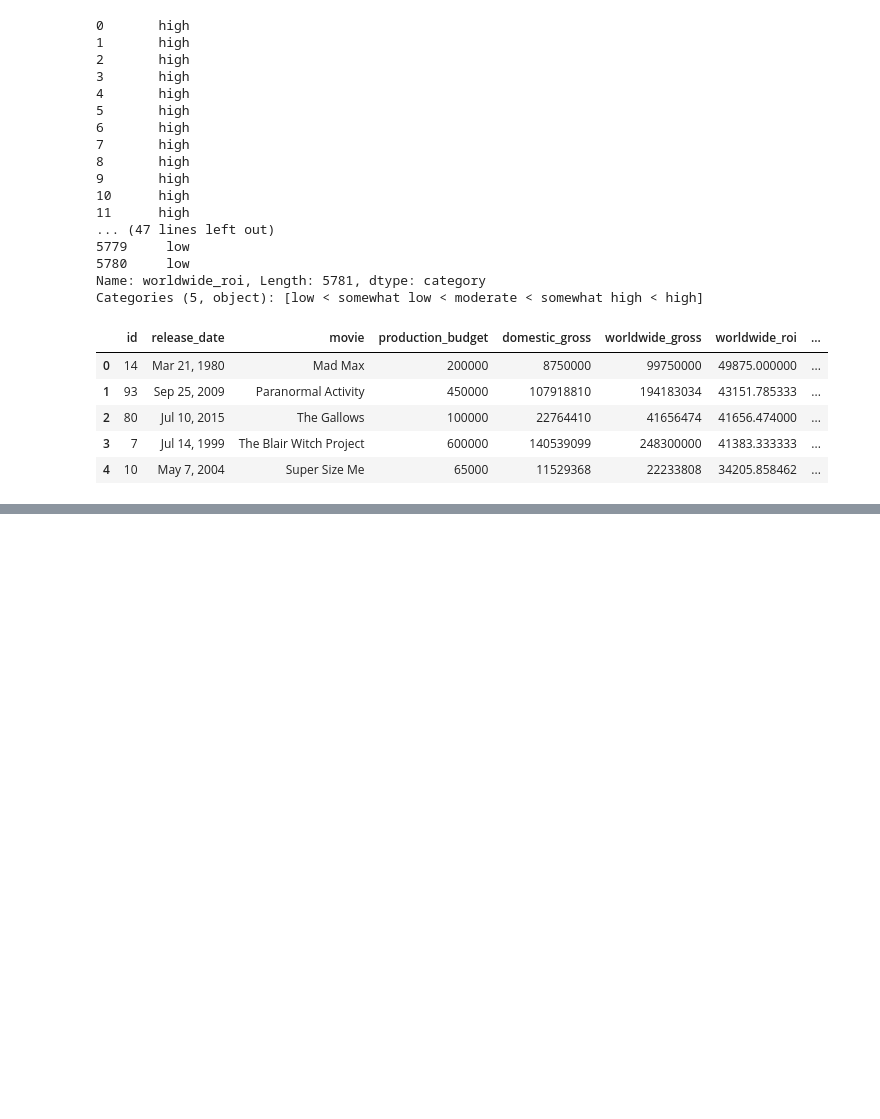
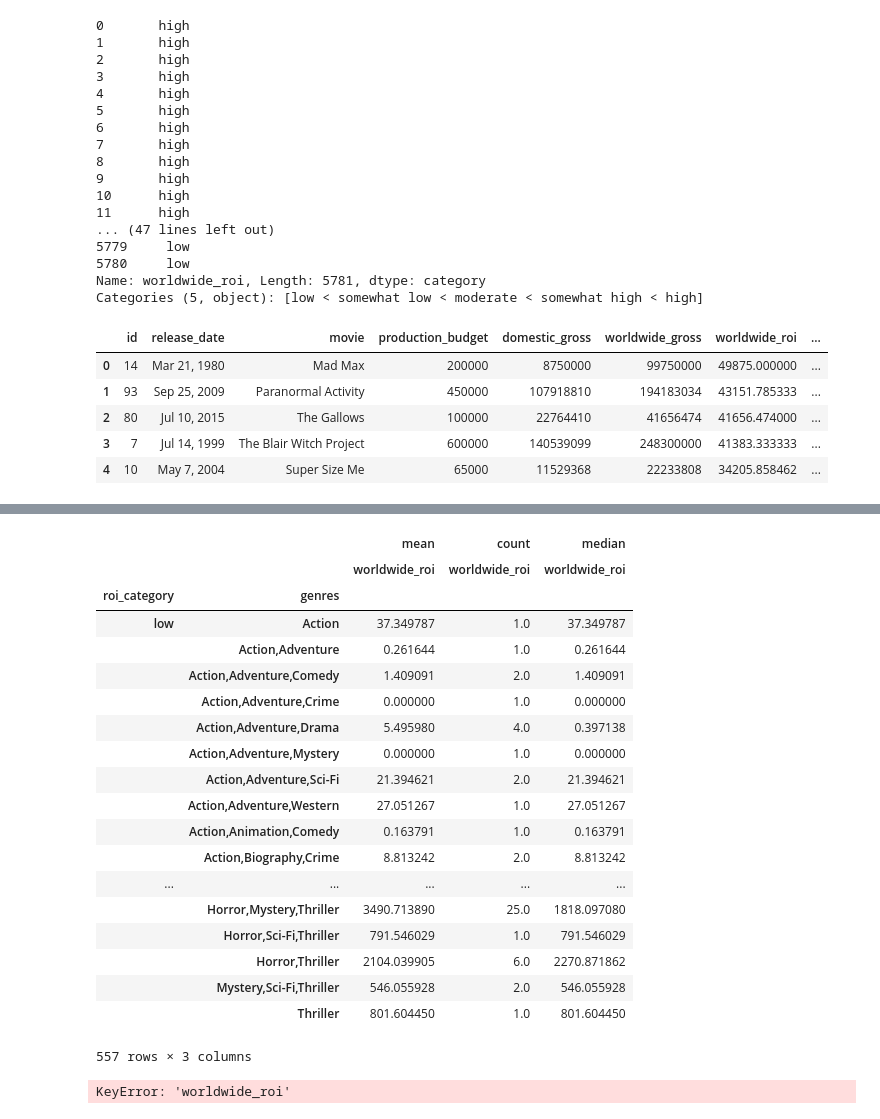
Before and after one commit to thespud56/Module-1-Project, a Jupyter notebook: Notebooks/Data_cleaning.ipynb, the cells around one changed output, grey strips where cells are left out. Drawn from its saved outputs; the diff is of its cells as text; code cells hidden in the pictures; blank space fills up the shorter version.

Commit message:
Updated Data Cleaning ROI

```diff
--- a/Notebooks/Data_cleaning.ipynb
+++ b/Notebooks/Data_cleaning.ipynb
@@ -183,0 +231,2 @@ df_budgets2.head()
+# %%
+merged_data = df_budgets2.merge(basics, how='left', on='movie_year')
@@ -183,0 +265,3 @@ df_budgets2.head()
+# %%
+fulldata = merged_data.loc[~merged_data.isna().any(axis=1)]
+fulldata.head()
@@ -183,0 +299,2 @@ df_budgets2.head()
+# %%
+fulldata['roi_category2'] = pd.qcut(fulldata['worldwide_roi'], 5, labels=names)
@@ -183,0 +307,2 @@ df_budgets2.head()
+# %%
+fulldata = fulldata.drop('roi_category2', axis=1)
@@ -183,0 +382,28 @@ df_budgets2.head()
+# %%
+piv2 = pd.pivot_table(fulldata, index=['roi_category','genres'], values='worldwide_roi', aggfunc=['mean','count','median'])
+piv2
+# %% [output]
+|  |  | mean | count | median |
+|  |  | worldwide_roi | worldwide_roi | worldwide_roi |
+| roi_category | genres |  |  |  |
+| low | Action | 37.349787 | 1.0 | 37.349787 |
+|  | Action,Adventure | 0.261644 | 1.0 | 0.261644 |
+|  | Action,Adventure,Comedy | 1.409091 | 2.0 | 1.409091 |
+|  | Action,Adventure,Crime | 0.000000 | 1.0 | 0.000000 |
+|  | Action,Adventure,Drama | 5.495980 | 4.0 | 0.397138 |
+|  | Action,Adventure,Mystery | 0.000000 | 1.0 | 0.000000 |
+|  | Action,Adventure,Sci-Fi | 21.394621 | 2.0 | 21.394621 |
+|  | Action,Adventure,Western | 27.051267 | 1.0 | 27.051267 |
+|  | Action,Animation,Comedy | 0.163791 | 1.0 | 0.163791 |
+|  | Action,Biography,Crime | 8.813242 | 2.0 | 8.813242 |
+| ... | ... | ... | ... | ... |
+|  | Horror,Mystery,Thriller | 3490.713890 | 25.0 | 1818.097080 |
+|  | Horror,Sci-Fi,Thriller | 791.546029 | 1.0 | 791.546029 |
+|  | Horror,Thriller | 2104.039905 | 6.0 | 2270.871862 |
+|  | Mystery,Sci-Fi,Thriller | 546.055928 | 2.0 | 546.055928 |
+|  | Thriller | 801.604450 | 1.0 | 801.604450 |
+557 rows × 3 columns
+# %%
+piv1.sort_values(by='worldwide_roi', ascending=False)
+# %% [output]
+KeyError: 'worldwide_roi'
```
Also changed, not shown: parts of 17 cells of this notebook.
